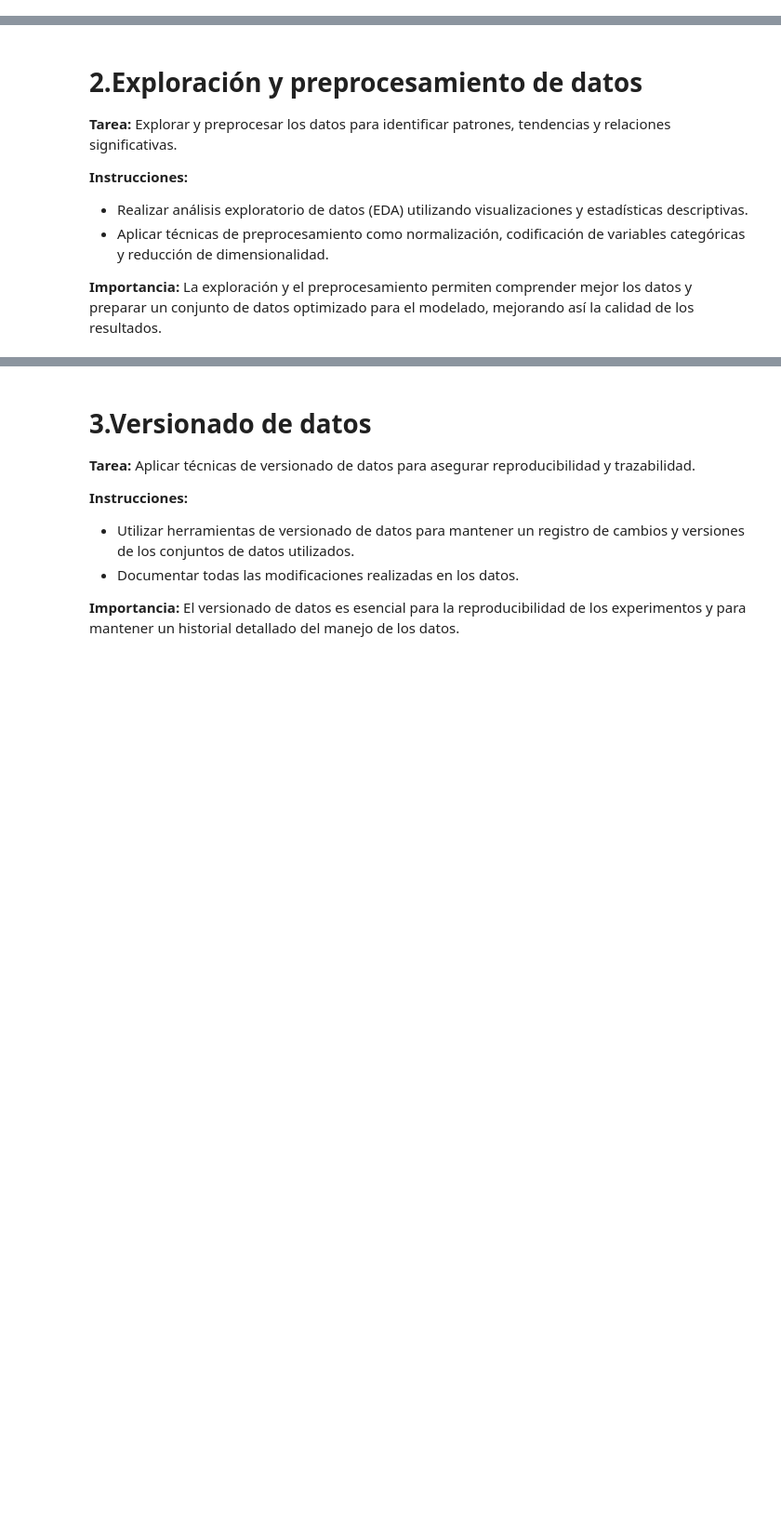
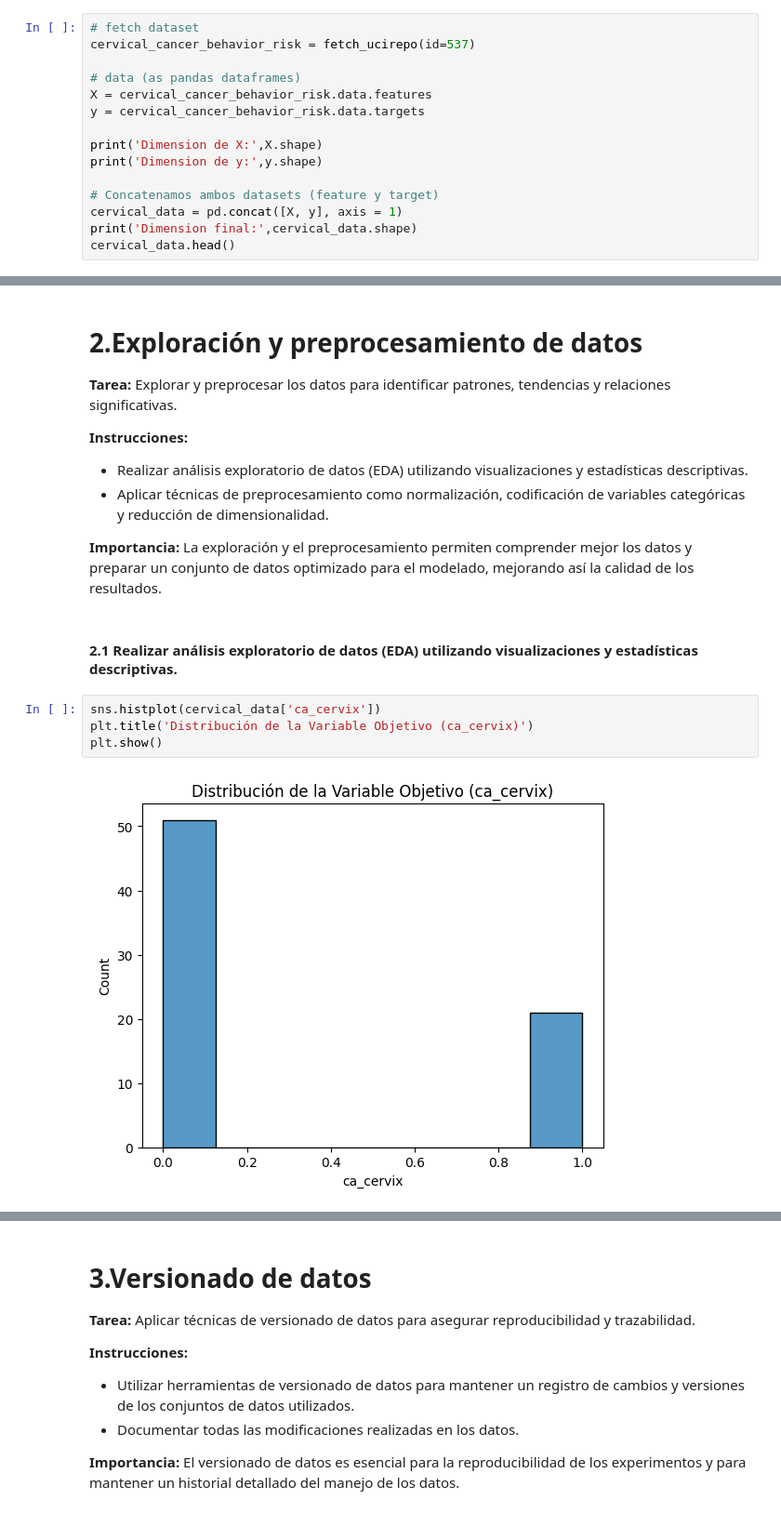
Before and after one commit to Tieralx/MNA-MLOps-, a Jupyter notebook: Fase 1_Equipo34.ipynb, the cells around one changed output, grey strips where cells are left out. Shown at 93% size. Saved outputs shown, nothing was run; the diff lists cells and outputs as text; blank space fills up the shorter version.

```diff
--- a/Fase 1_Equipo34.ipynb
+++ b/Fase 1_Equipo34.ipynb
@@ -75,0 +61,15 @@ feats.head()
+# %%
+# fetch dataset
+cervical_cancer_behavior_risk = fetch_ucirepo(id=537)
+
+# data (as pandas dataframes)
+X = cervical_cancer_behavior_risk.data.features
+y = cervical_cancer_behavior_risk.data.targets
+
+print('Dimension de X:',X.shape)
+print('Dimension de y:',y.shape)
+
+# Concatenamos ambos datasets (feature y target)
+cervical_data = pd.concat([X, y], axis = 1)
+print('Dimension final:',cervical_data.shape)
+cervical_data.head()
@@ -120,3 +139,11 @@ array([[<Axes: title={'center': 'behavior_eating'}>,
 - Aplicar técnicas de preprocesamiento como normalización, codificación de variables categóricas y reducción de dimensionalidad.
 
 **Importancia:** La exploración y el preprocesamiento permiten comprender mejor los datos y preparar un conjunto de datos optimizado para el modelado, mejorando así la calidad de los resultados.
+# %% [markdown]
+#### **2.1 Realizar análisis exploratorio de datos (EDA) utilizando visualizaciones y estadísticas descriptivas.**
+# %%
+sns.histplot(cervical_data['ca_cervix'])
+plt.title('Distribución de la Variable Objetivo (ca_cervix)')
+plt.show()
+# %% [output]
+[figure, added]
```
Also changed, not shown: parts of 17 cells of this notebook.
